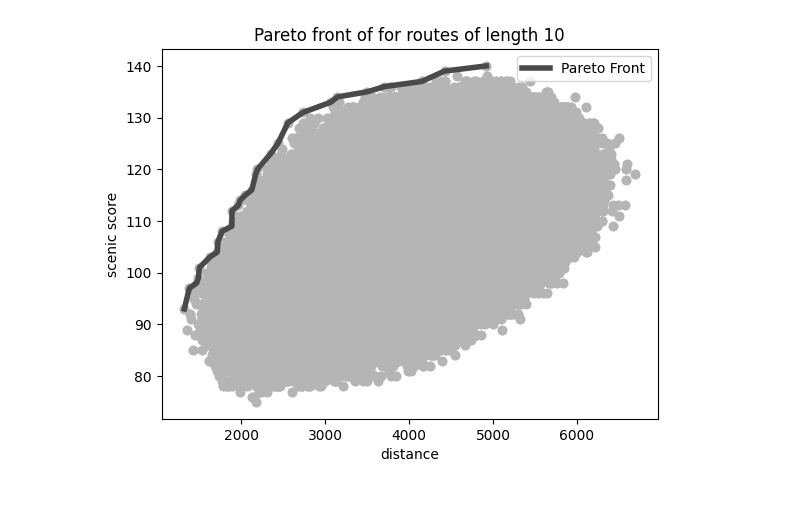
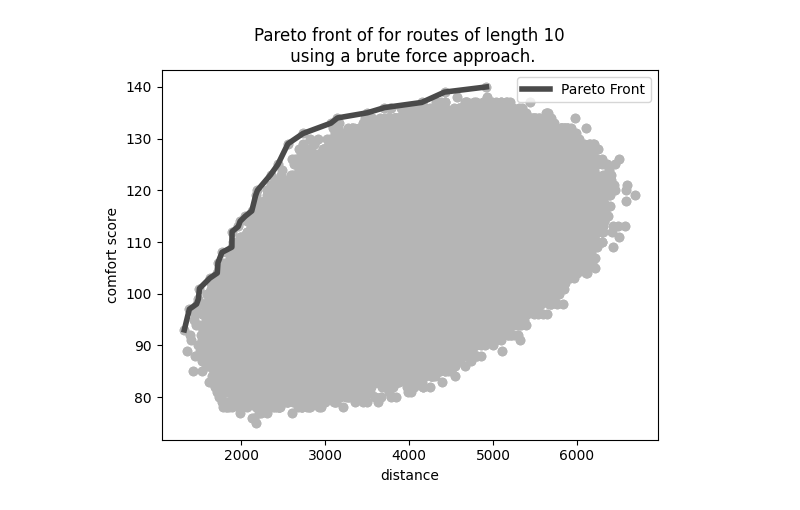
Before and after one commit to super-nexus/MODA_2, a Jupyter notebook: explore.ipynb, the cells around one changed output. Saved outputs shown, nothing was run; the diff lists cells and outputs as text; code cells hidden in the pictures.

Commit message:
Results saving and visualization.

```diff
--- a/explore.ipynb
+++ b/explore.ipynb
@@ -46,12 +46,12 @@ pareto_front = results[idx]
 # %%
 fig, ax = plt.subplots()
 
 ax.scatter(results[:, 0], results[:, 1], c='#b5b5b5')
 ax.plot(pareto_front[:, 0], pareto_front[:, 1], label='Pareto Front', c='#4a4a4a', linewidth=4)
 ax.set_xlabel('distance')
-ax.set_ylabel('scenic score')
+ax.set_ylabel('comfort score')
 ax.legend()
-ax.set_title(f'Pareto front of for routes of length {rl}')
+ax.set_title(f'Pareto front of for routes of length {rl}\n using a brute force approach.')
 plt.show()
 # %% [output]
-[figure, old version]
+[figure, new version]
```
Also changed, not shown: parts of 2 cells of this notebook, 1 other file.
